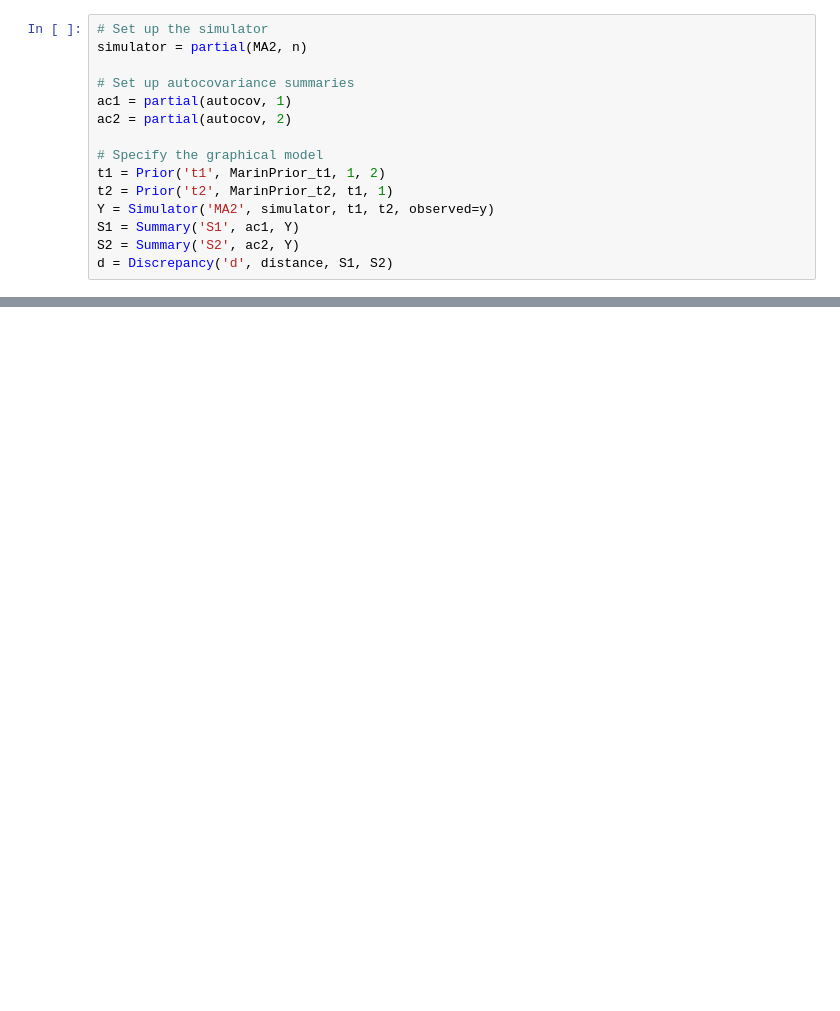
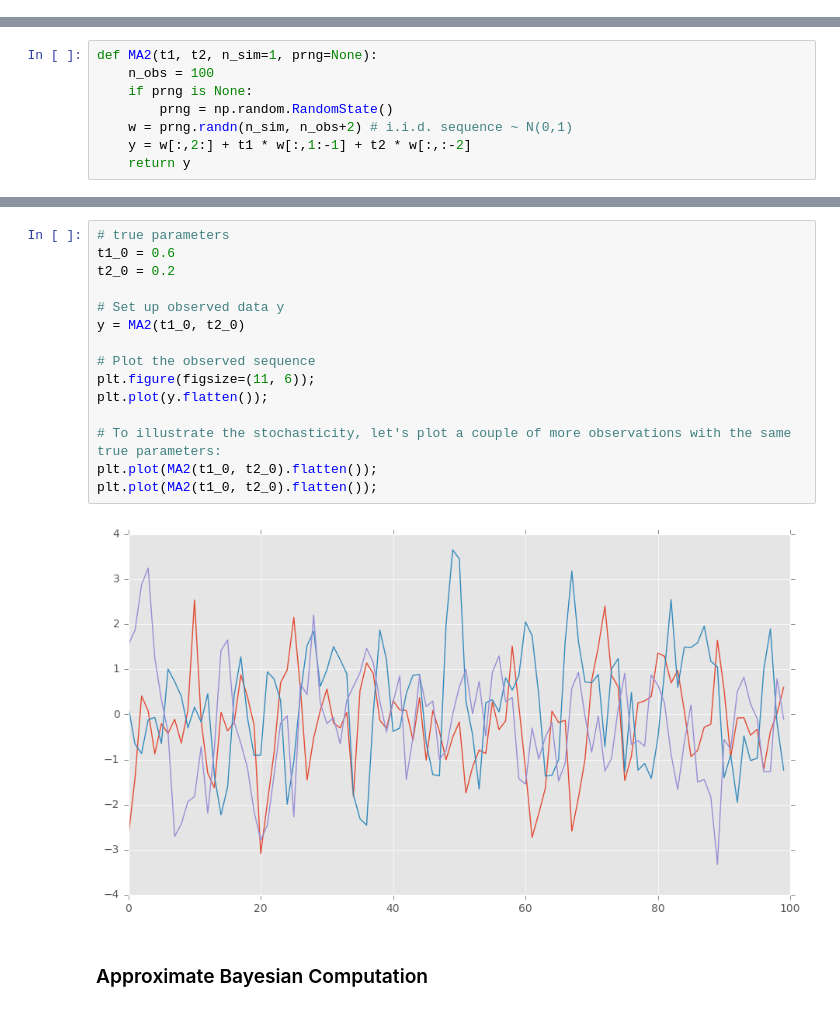
Before and after one commit to elfi-dev/elfi, a Jupyter notebook: notebooks/ma2_example.ipynb, the cells around one changed output, grey strips where cells are left out. Cells and saved outputs as stored; diff of their text form; blank space fills up the shorter version.

Commit message:
MA2 example until visualizing rejection sampling

```diff
--- a/notebooks/ma2_example.ipynb
+++ b/notebooks/ma2_example.ipynb
@@ -51,15 +0,0 @@ plt.scatter(t1s0, t2s0, s=4, edgecolor='none');
-# %%
-# Set up the simulator
-simulator = partial(MA2, n)
-
-# Set up autocovariance summaries
-ac1 = partial(autocov, 1)
-ac2 = partial(autocov, 2)
-
-# Specify the graphical model
-t1 = Prior('t1', MarinPrior_t1, 1, 2)
-t2 = Prior('t2', MarinPrior_t2, t1, 1)
-Y = Simulator('MA2', simulator, t1, t2, observed=y)
-S1 = Summary('S1', ac1, Y)
-S2 = Summary('S2', ac2, Y)
-d = Discrepancy('d', distance, S1, S2)
@@ -79,0 +27,8 @@ print("Posterior means: {:.2f} {:.2f}".format(t1_post.mean(), t2_post.mean()))
+# %%
+def MA2(t1, t2, n_sim=1, prng=None):
+    n_obs = 100
+    if prng is None:
+        prng = np.random.RandomState()
+    w = prng.randn(n_sim, n_obs+2) # i.i.d. sequence ~ N(0,1)
+    y = w[:,2:] + t1 * w[:,1:-1] + t2 * w[:,:-2]
+    return y
@@ -79,0 +39,19 @@ print("Posterior means: {:.2f} {:.2f}".format(t1_post.mean(), t2_post.mean()))
+# %%
+# true parameters
+t1_0 = 0.6
+t2_0 = 0.2
+
+# Set up observed data y
+y = MA2(t1_0, t2_0)
+
+# Plot the observed sequence
+plt.figure(figsize=(11, 6));
+plt.plot(y.flatten());
+
+# To illustrate the stochasticity, let's plot a couple of more observations with the same true parameters:
+plt.plot(MA2(t1_0, t2_0).flatten());
+plt.plot(MA2(t1_0, t2_0).flatten());
+# %% [output]
+[figure, added]
+# %% [markdown]
+### Approximate Bayesian Computation
```
Also changed, not shown: parts of 51 cells of this notebook, 1 other file.
